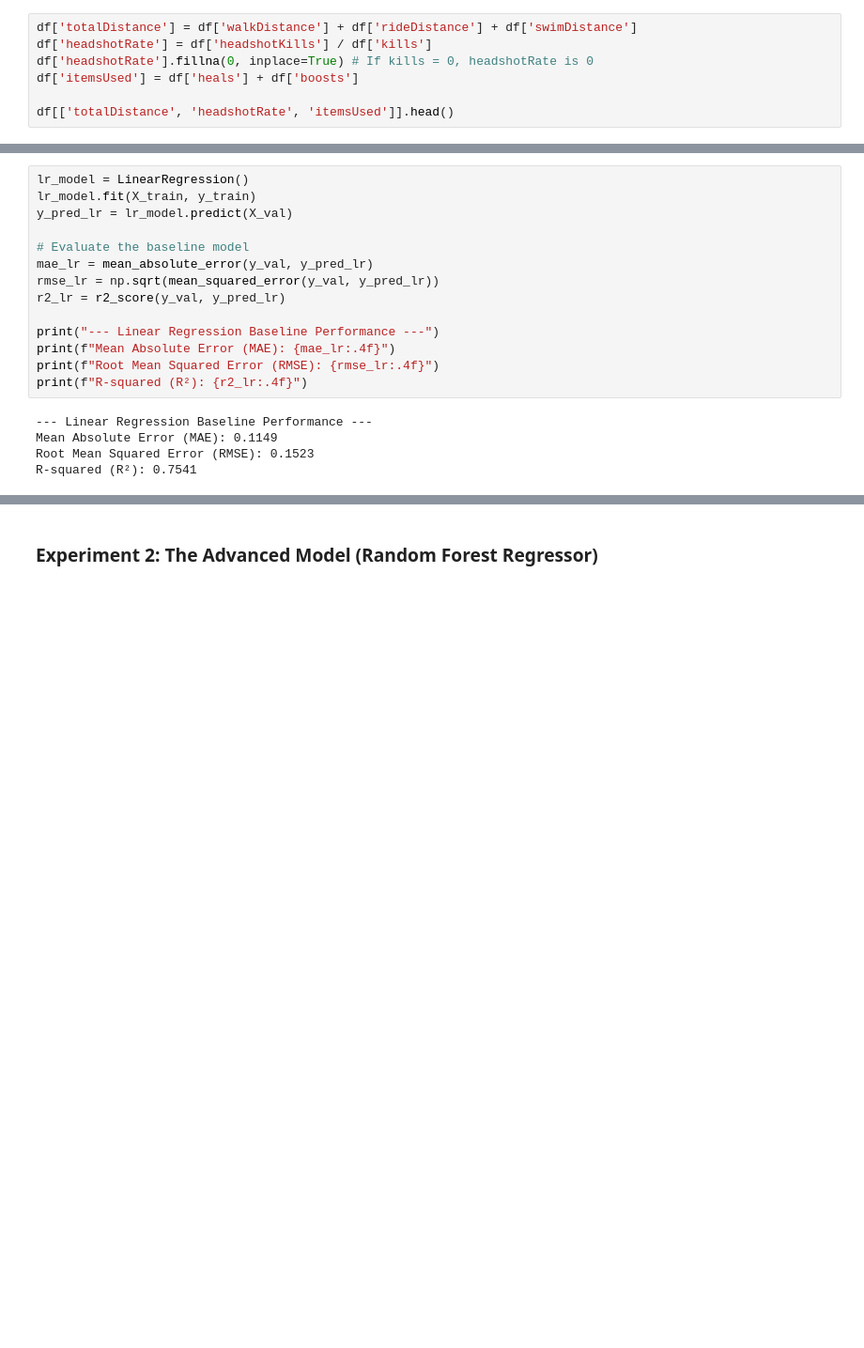
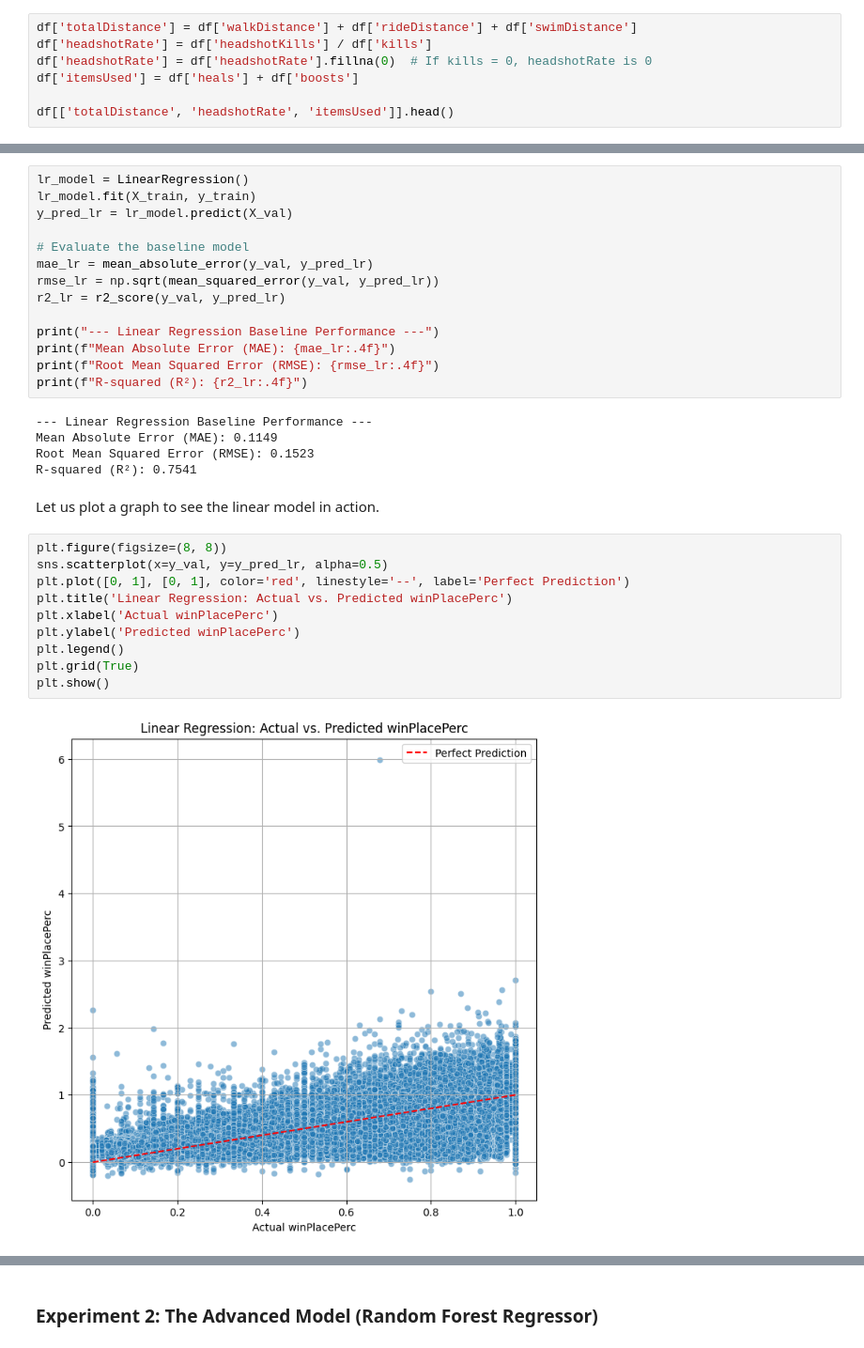
Before and after one commit to dganesh05/project-3, a Jupyter notebook: project-notebook.ipynb, the cells around one changed output, grey strips where cells are left out. Shown at 94% size. Saved outputs shown, nothing was run; the diff lists cells and outputs as text; blank space fills up the shorter version.

```diff
--- a/project-notebook.ipynb
+++ b/project-notebook.ipynb
@@ -162,7 +164,7 @@ Now, we'll craft new features to capture complex player behaviors that aren't re
 # %%
 df['totalDistance'] = df['walkDistance'] + df['rideDistance'] + df['swimDistance']
 df['headshotRate'] = df['headshotKills'] / df['kills']
-df['headshotRate'].fillna(0, inplace=True) # If kills = 0, headshotRate is 0
+df['headshotRate'] = df['headshotRate'].fillna(0)  # If kills = 0, headshotRate is 0
 df['itemsUsed'] = df['heals'] + df['boosts']
 
 df[['totalDistance', 'headshotRate', 'itemsUsed']].head()
@@ -320,3 +309,17 @@ print(f"R-squared (R²): {r2_lr:.4f}")
 Mean Absolute Error (MAE): 0.1149
 Root Mean Squared Error (RMSE): 0.1523
 R-squared (R²): 0.7541
+# %% [markdown]
+Let us plot a graph to see the linear model in action.
+# %%
+plt.figure(figsize=(8, 8))
+sns.scatterplot(x=y_val, y=y_pred_lr, alpha=0.5)
+plt.plot([0, 1], [0, 1], color='red', linestyle='--', label='Perfect Prediction')
+plt.title('Linear Regression: Actual vs. Predicted winPlacePerc')
+plt.xlabel('Actual winPlacePerc')
+plt.ylabel('Predicted winPlacePerc')
+plt.legend()
+plt.grid(True)
+plt.show()
+# %% [output]
+[figure, added]
```
Also changed, not shown: parts of 15 cells of this notebook, 1 other file.
